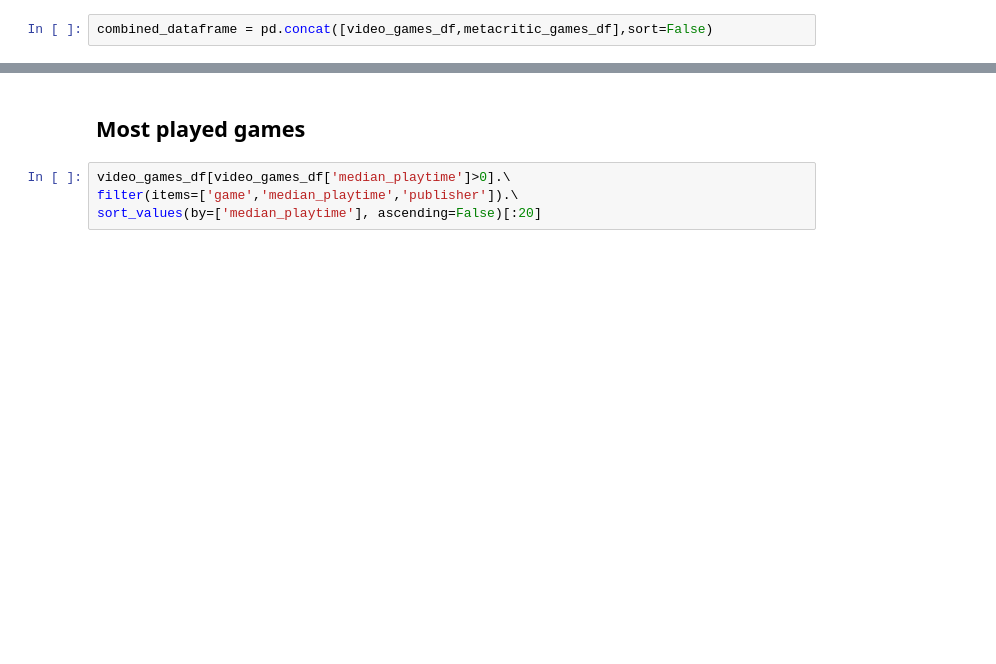
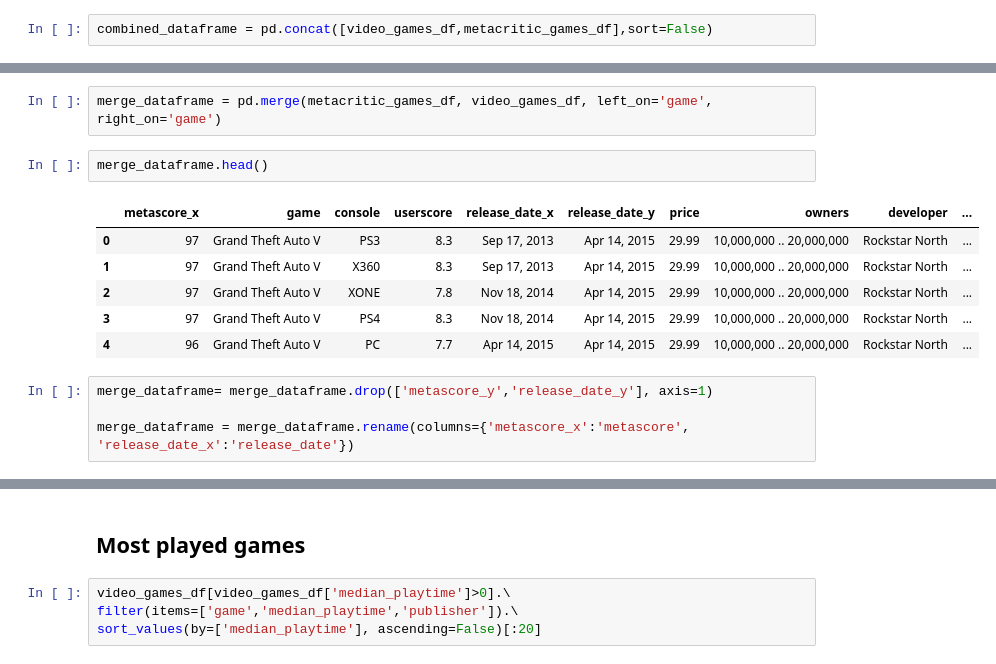
Before and after one commit to Guiller02/GammingAnalysis, a Jupyter notebook: video_game_analysis.ipynb, the cells around one changed output, grey strips where cells are left out. Saved outputs shown, nothing was run; the diff lists cells and outputs as text; blank space fills up the shorter version.

```diff
--- a/video_game_analysis.ipynb
+++ b/video_game_analysis.ipynb
@@ -65,0 +68,15 @@ combined_dataframe.head()
+# %%
+merge_dataframe = pd.merge(metacritic_games_df, video_games_df, left_on='game', right_on='game')
+# %%
+merge_dataframe.head()
+# %% [output]
+|  | metascore_x | game | console | userscore | release_date_x | release_date_y | price | owners | developer | ... |
+| 0 | 97 | Grand Theft Auto V | PS3 | 8.3 | Sep 17, 2013 | Apr 14, 2015 | 29.99 | 10,000,000 .. 20,000,000 | Rockstar North | ... |
+| 1 | 97 | Grand Theft Auto V | X360 | 8.3 | Sep 17, 2013 | Apr 14, 2015 | 29.99 | 10,000,000 .. 20,000,000 | Rockstar North | ... |
+| 2 | 97 | Grand Theft Auto V | XONE | 7.8 | Nov 18, 2014 | Apr 14, 2015 | 29.99 | 10,000,000 .. 20,000,000 | Rockstar North | ... |
+| 3 | 97 | Grand Theft Auto V | PS4 | 8.3 | Nov 18, 2014 | Apr 14, 2015 | 29.99 | 10,000,000 .. 20,000,000 | Rockstar North | ... |
+| 4 | 96 | Grand Theft Auto V | PC | 7.7 | Apr 14, 2015 | Apr 14, 2015 | 29.99 | 10,000,000 .. 20,000,000 | Rockstar North | ... |
+# %%
+merge_dataframe= merge_dataframe.drop(['metascore_y','release_date_y'], axis=1)
+
+merge_dataframe = merge_dataframe.rename(columns={'metascore_x':'metascore', 'release_date_x':'release_date'})
```
Also changed, not shown: parts of 14 cells of this notebook.
